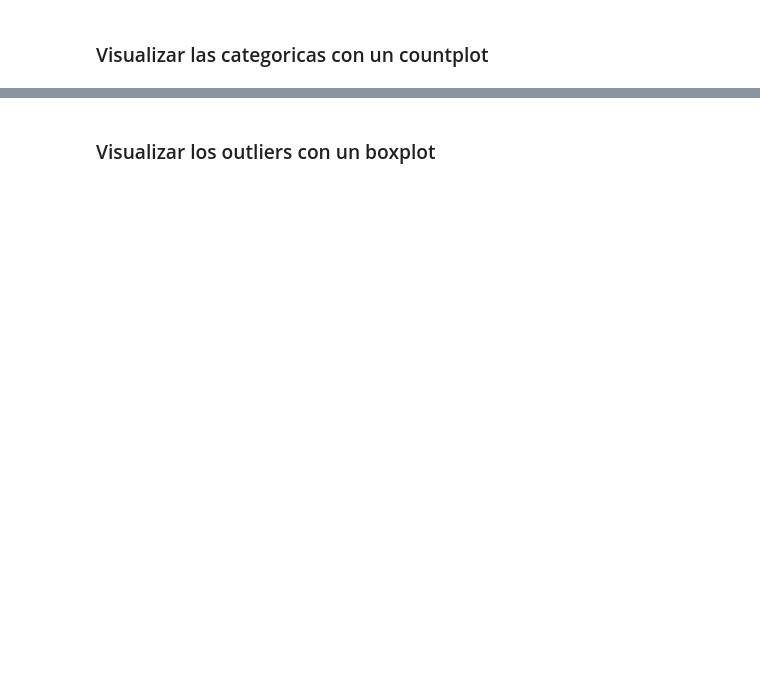
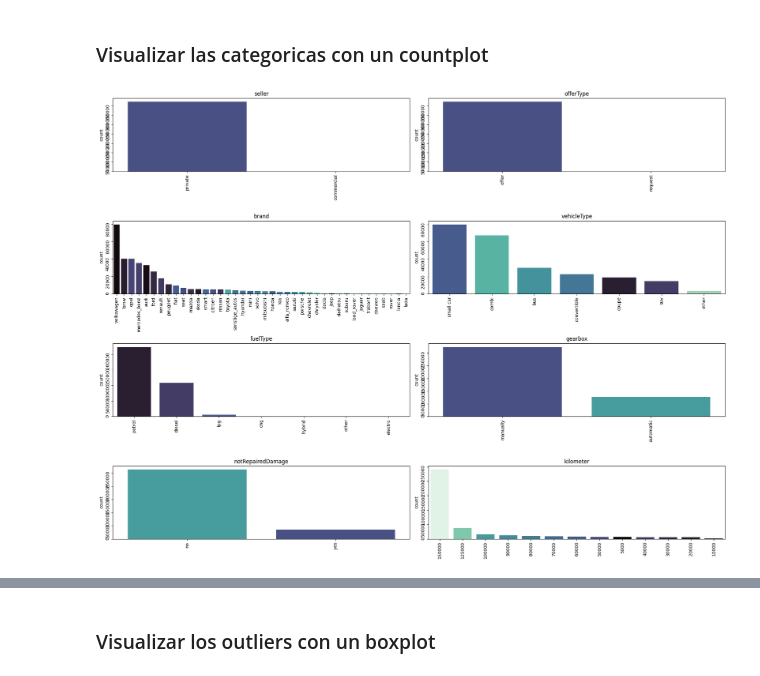
Before and after one commit to apelsito/laboratorio-modulo7-leccion01-eda-nulos, a Jupyter notebook: laboratorio-modulo7-leccion01-eda-nulos.ipynb, the cells around one changed output, grey strips where cells are left out. Drawn from its saved outputs; the diff is of its cells as text; code cells hidden in the pictures; blank space fills up the shorter version.

```diff
--- a/laboratorio-modulo7-leccion01-eda-nulos.ipynb
+++ b/laboratorio-modulo7-leccion01-eda-nulos.ipynb
@@ -439,0 +459,4 @@ Podemos usarlas, vamos a crear un nuevo Dataframe con las columnas que usaremos,
+# %%
+df = df[["seller","offerType","brand","vehicleType","fuelType","gearbox","notRepairedDamage","kilometer","powerCV","price","yearOfRegistration"]]
+df["kilometer"] = df["kilometer"].astype("O")
+df
@@ -448,2 +490,6 @@ KeyboardInterrupt:
 # %% [markdown]
 ### Visualizar las categoricas con un countplot
+# %%
+plot_categoricas(categoricas,grafica_size=(20,15))
+# %% [output]
+[figure, added]
```
Also changed, not shown: parts of 70 cells of this notebook, 2 other files.
